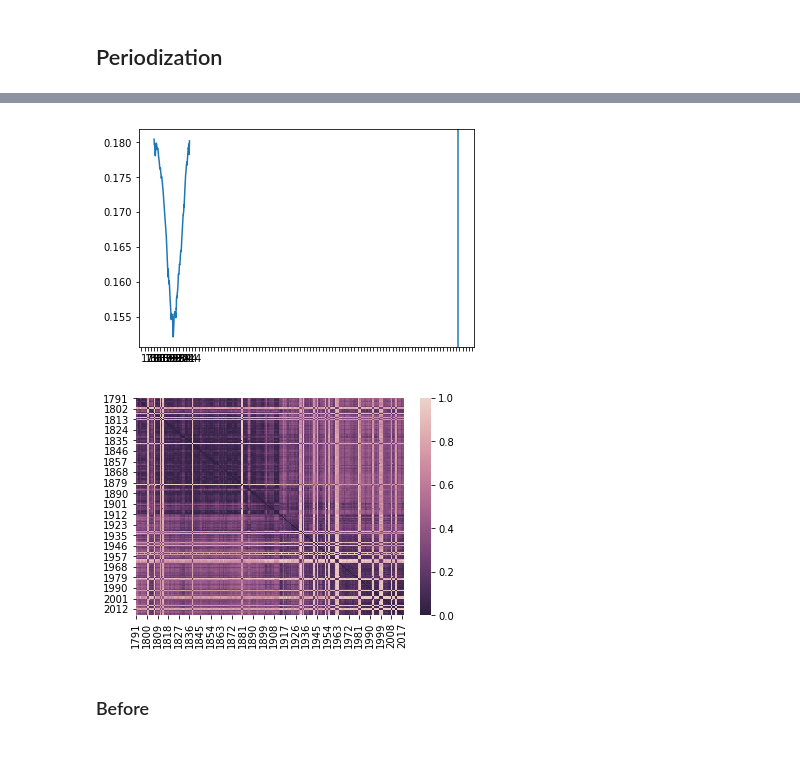
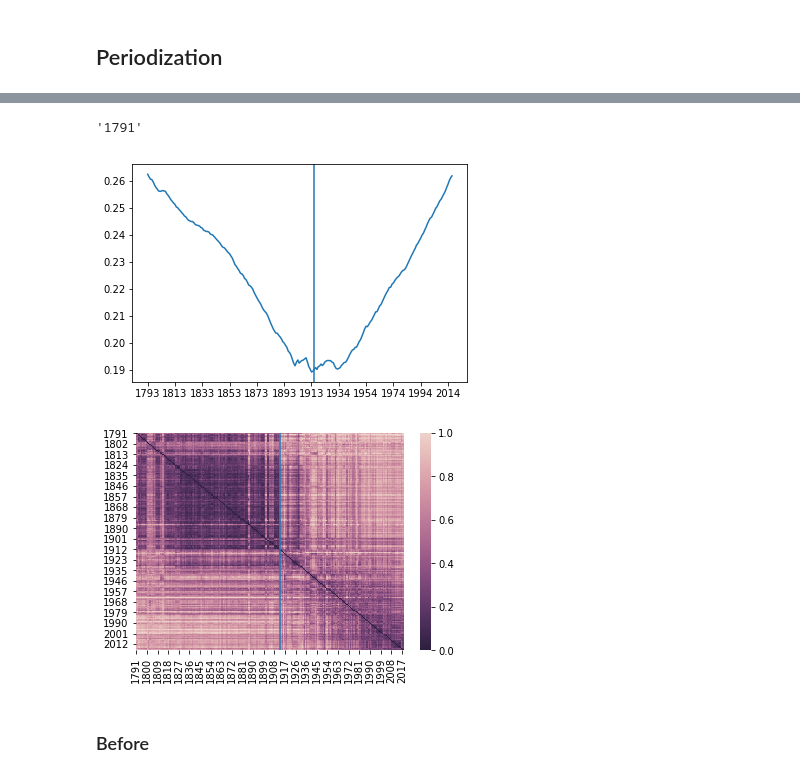
Before and after one commit to marioamz/State-of-the-Unions, a Jupyter notebook: pipeline_preprocessing.ipynb, the cells around one changed output, grey strips where cells are left out. Cells and saved outputs as stored; diff of their text form; code cells hidden in the pictures.

```diff
--- a/pipeline_preprocessing.ipynb
+++ b/pipeline_preprocessing.ipynb
@@ -37,4 +37,4 @@ speeches, numpar = up.reading_data(PATH,'*.txt')
 # %% [markdown]
 Create Noun Phrases
 # %%
-new_speeches = up.chunks(speeches)
+new_speeches = up.chunks(speeches, "regex")
@@ -47,7 +49,7 @@ Lemmatize Words
 # %%
-words_changed = up.word_changes(clean_speeches, 0.5, 100)
+words_changed = up.word_changes(new_speeches, 0.5, 100)
 # %%
-phrases_lemmed = up.lemmed_phrases(words_changed, clean_speeches)
+phrases_lemmed = up.lemmed_phrases(words_changed, new_speeches)
 # %% [markdown]
 Counting Occurrence of Terms
 # %%
@@ -69,3 +78,9 @@ periods, dissimilarity = up.periodization(tfidfs)
+# %%
+import operator
+sorted_x = sorted(periods.items(), key=operator.itemgetter(1))
+years = dissimilarity.index
+# %% [output]
+'1791'
 # %%
 import matplotlib.pylab as plt
 import matplotlib.ticker as ticker
@@ -75,19 +90,19 @@ x, y = zip(*lists) # unpack a list of pairs into two tuples
 
 ax = plt.axes()
 ax.xaxis.set_major_locator(ticker.MultipleLocator(20))
-plt.axvline(1914, 0,1)
+plt.axvline(pd.to_numeric(sorted_x[0][0])-pd.to_numeric(years[0]), 0,1)
 plt.plot(x, y)
 plt.show()
 # %% [output]
-[figure, old version]
+[figure, new version]
 # %%
 import seaborn as sns
 cmap = sns.cubehelix_palette(as_cmap=True, reverse=True)
 ax = sns.heatmap(dissimilarity, cmap=cmap)
-plt.axvline((1914-pd.to_numeric(years[0])), 0,1)
+plt.axvline((pd.to_numeric(sorted_x[0][0])-pd.to_numeric(years[0])), 0,1)
 plt.show()
 # %% [output]
-[figure, old version]
+[figure, new version]
 # %% [markdown]
 ### Before
 # %% [markdown]
```
Also changed, not shown: parts of 13 cells of this notebook, 1 other file.
